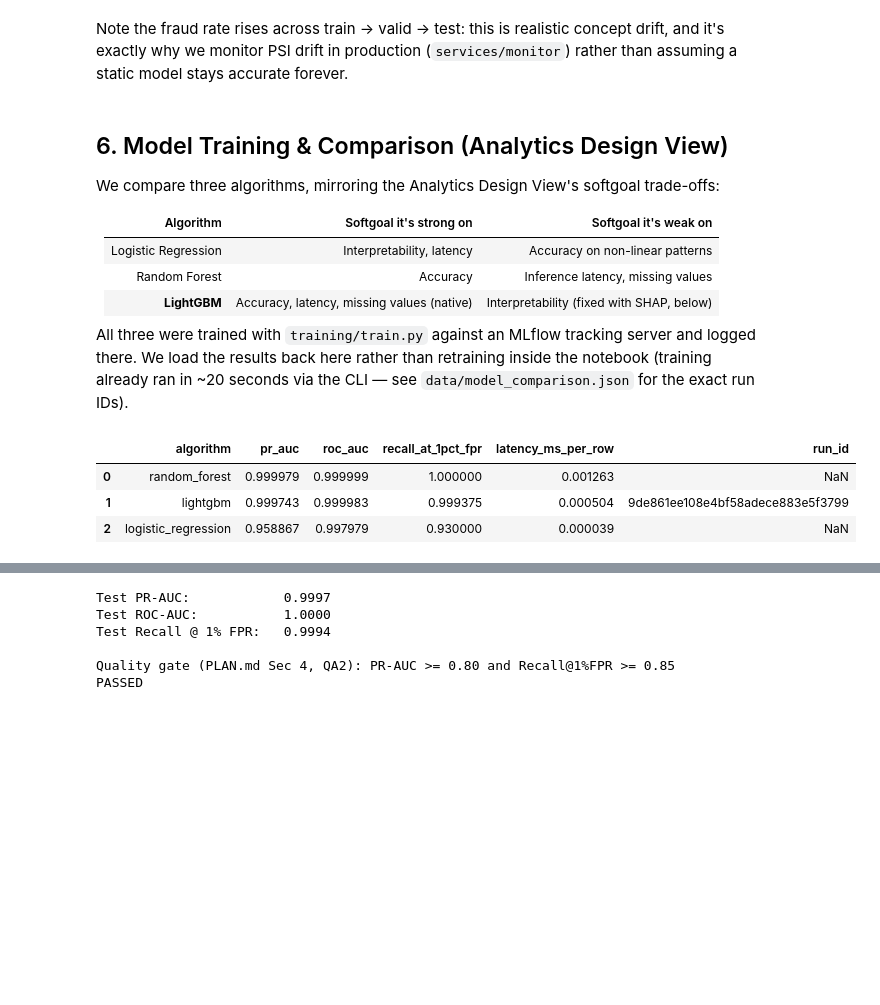
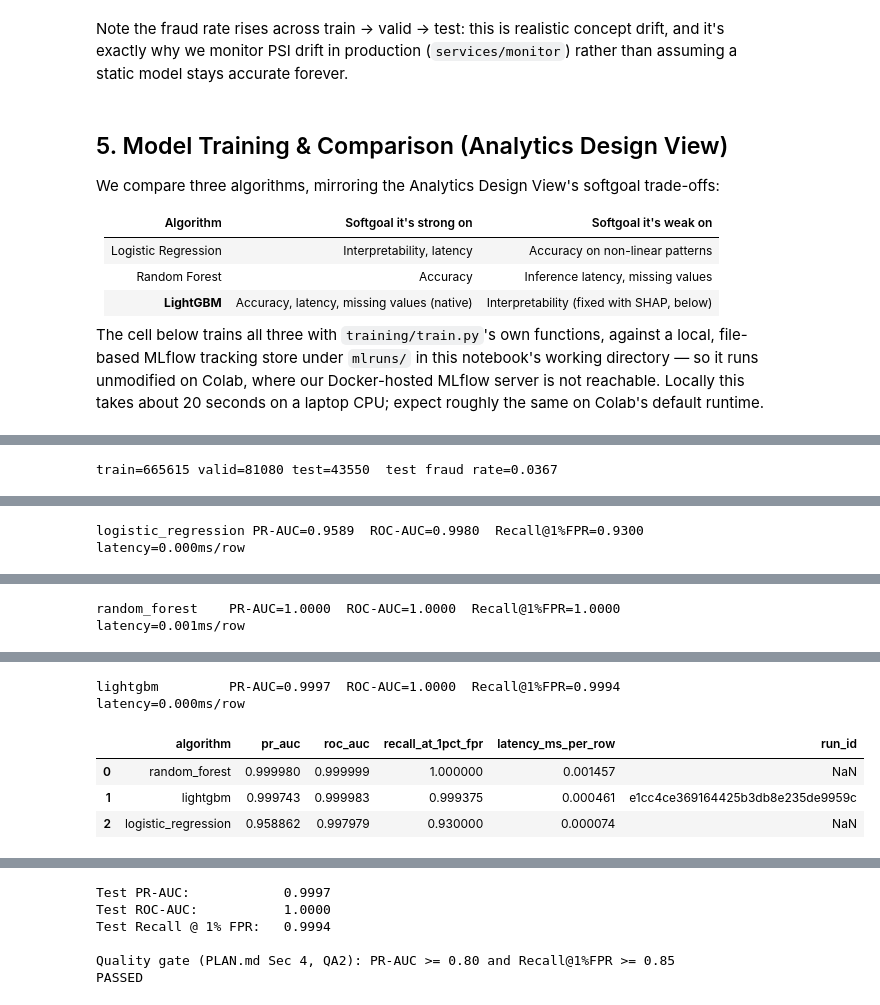
Before and after one commit to biswa13de/seml-g13-fraud-triage, a Jupyter notebook: 13.ipynb, the cells around one changed output, grey strips where cells are left out. Cells and saved outputs as stored; diff of their text form; code cells hidden in the pictures; blank space fills up the shorter version.

```diff
--- a/13.ipynb
+++ b/13.ipynb
@@ -236,7 +333,7 @@ Note the fraud rate rises across train → valid → test: this is realistic con
 exactly why we monitor PSI drift in production (`services/monitor`) rather than assuming a static
 model stays accurate forever.
 # %% [markdown]
-## 6. Model Training & Comparison (Analytics Design View)
+## 5. Model Training & Comparison (Analytics Design View)
 
 We compare three algorithms, mirroring the Analytics Design View's softgoal trade-offs:
 
@@ -246,15 +343,31 @@ We compare three algorithms, mirroring the Analytics Design View's softgoal trad
 | Random Forest | Accuracy | Inference latency, missing values |
 | **LightGBM** | Accuracy, latency, missing values (native) | Interpretability (fixed with SHAP, below) |
 
-All three were trained with `training/train.py` against an MLflow tracking server and logged
-there. We load the results back here rather than retraining inside the notebook (training already
-ran in ~20 seconds via the CLI — see `data/model_comparison.json` for the exact run IDs).
+The cell below trains all three with `training/train.py`'s own functions, against a local,
+file-based MLflow tracking store under `mlruns/` in this notebook's working directory — so it runs
+unmodified on Colab, where our Docker-hosted MLflow server is not reachable. Locally this takes
+about 20 seconds on a laptop CPU; expect roughly the same on Colab's default runtime.
-# %%
-comparison = pd.read_json(REPO_ROOT / "data" / "model_comparison.json")
-comparison = comparison.sort_values("pr_auc", ascending=False).reset_index(drop=True)
-comparison
-# %% [output]
-|  | algorithm | pr_auc | roc_auc | recall_at_1pct_fpr | latency_ms_per_row | run_id |
-| 0 | random_forest | 0.999979 | 0.999999 | 1.000000 | 0.001263 | NaN |
-| 1 | lightgbm | 0.999743 | 0.999983 | 0.999375 | 0.000504 | 9de861ee108e4bf58adece883e5f3799 |
-| 2 | logistic_regression | 0.958867 | 0.997979 | 0.930000 | 0.000039 | NaN |
+# %%
+mlflow.set_tracking_uri(f"sqlite:///{REPO_ROOT / 'notebook_mlflow.db'}")
+mlflow.set_experiment("fraud-triage-notebook")
+
+from training.train import (
+    load_split,
+    train_logistic_regression,
+    train_random_forest,
+    train_lightgbm,
+)
+
+X_train, y_train = load_split("train")
+X_valid, y_valid = load_split("valid")
+X_test, y_test = load_split("test")
+print(f"train={len(X_train)} valid={len(X_valid)} test={len(X_test)}  test fraud rate={y_test.mean():.4f}")
+
+results = [
+    train_logistic_regression(X_train, y_train, X_test, y_test),
+    train_random_forest(X_train, y_train, X_test, y_test),
+    train_lightgbm(X_train, y_train, X_valid, y_valid, X_test, y_test),
+]
+comparison = pd.DataFrame(results).sort_values("pr_auc", ascending=False).reset_index(drop=True)
+comparison
+# %% [output]
@@ -260,0 +377 @@ comparison
+train=665615 valid=81080 test=43550  test fraud rate=0.0367
@@ -260,0 +380 @@ comparison
+logistic_regression PR-AUC=0.9589  ROC-AUC=0.9980  Recall@1%FPR=0.9300  latency=0.000ms/row
@@ -260,0 +383 @@ comparison
+random_forest    PR-AUC=1.0000  ROC-AUC=1.0000  Recall@1%FPR=1.0000  latency=0.001ms/row
@@ -261,3 +385,8 @@ comparison
+lightgbm         PR-AUC=0.9997  ROC-AUC=1.0000  Recall@1%FPR=0.9994  latency=0.000ms/row
+|  | algorithm | pr_auc | roc_auc | recall_at_1pct_fpr | latency_ms_per_row | run_id |
+| 0 | random_forest | 0.999980 | 0.999999 | 1.000000 | 0.001457 | NaN |
+| 1 | lightgbm | 0.999743 | 0.999983 | 0.999375 | 0.000461 | e1cc4ce369164425b3db8e235de9959c |
+| 2 | logistic_regression | 0.958862 | 0.997979 | 0.930000 | 0.000074 | NaN |
 # %%
 fig, axes = plt.subplots(1, 2, figsize=(11, 4))
 
```
Also changed, not shown: parts of 37 cells of this notebook, 5 other files.
